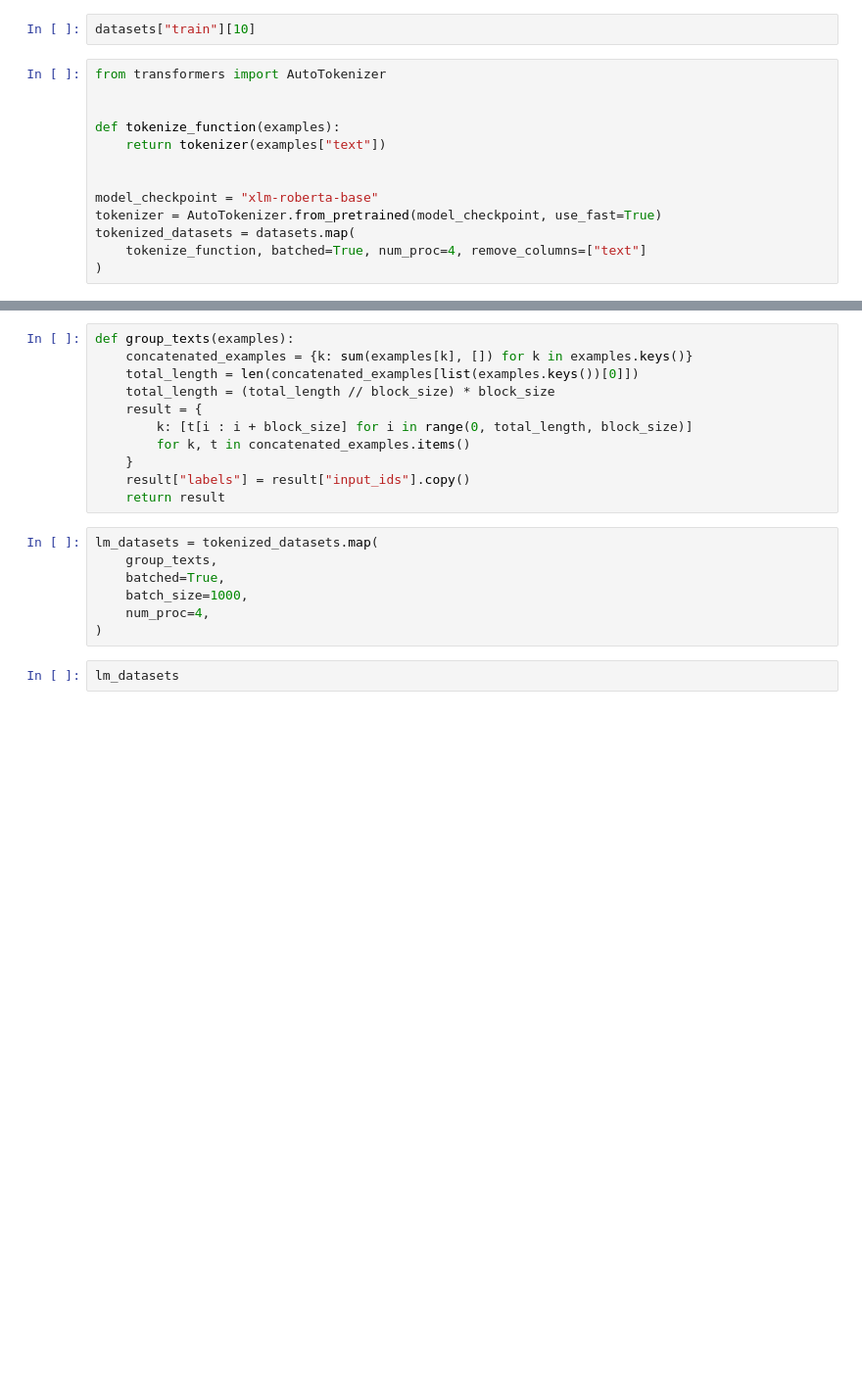
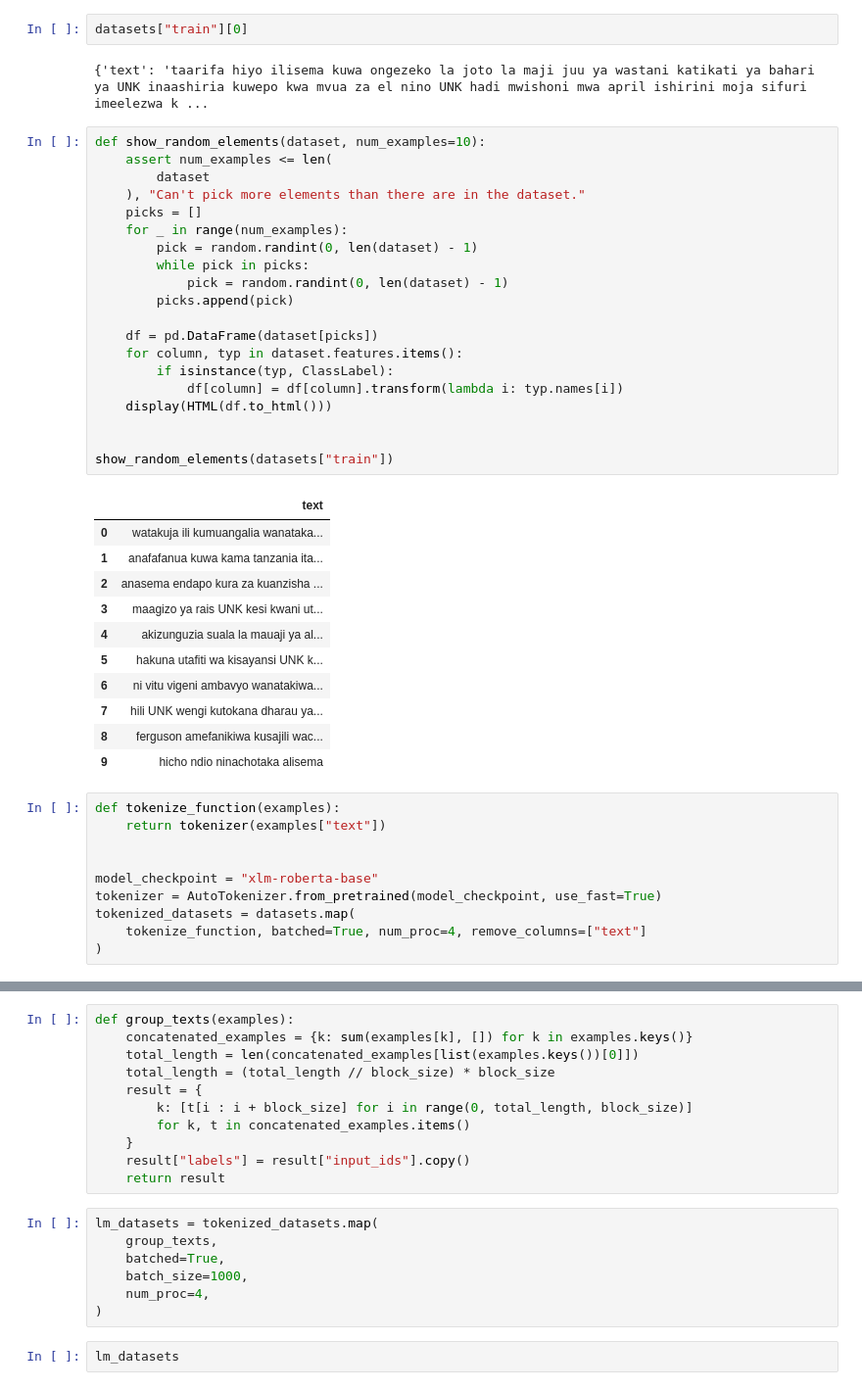
Before and after one commit to jmanwillz/LLMs-and-African-Language, a Jupyter notebook: llms-and-african-language.ipynb, the cells around one changed output, grey strips where cells are left out. Shown at 98% size. Drawn from its saved outputs; the diff is of its cells as text; blank space fills up the shorter version.

```diff
--- a/llms-and-african-language.ipynb
+++ b/llms-and-african-language.ipynb
@@ -12,9 +36,40 @@ datasets
 # %%
-datasets["train"][10]
+datasets["train"][0]
+# %% [output]
+{'text': 'taarifa hiyo ilisema kuwa ongezeko la joto la maji juu ya wastani katikati ya bahari ya UNK inaashiria kuwepo kwa mvua za el nino UNK hadi mwishoni mwa april ishirini moja sifuri imeelezwa k ...
+# %%
+def show_random_elements(dataset, num_examples=10):
+    assert num_examples <= len(
+        dataset
+    ), "Can't pick more elements than there are in the dataset."
+    picks = []
+    for _ in range(num_examples):
+        pick = random.randint(0, len(dataset) - 1)
+        while pick in picks:
+            pick = random.randint(0, len(dataset) - 1)
+        picks.append(pick)
+
+    df = pd.DataFrame(dataset[picks])
+    for column, typ in dataset.features.items():
+        if isinstance(typ, ClassLabel):
+            df[column] = df[column].transform(lambda i: typ.names[i])
+    display(HTML(df.to_html()))
+
+
+show_random_elements(datasets["train"])
+# %% [output]
+|  | text |
+| 0 | watakuja ili kumuangalia wanataka... |
+| 1 | anafafanua kuwa kama tanzania ita... |
+| 2 | anasema endapo kura za kuanzisha ... |
+| 3 | maagizo ya rais UNK kesi kwani ut... |
+| 4 | akizunguzia suala la mauaji ya al... |
+| 5 | hakuna utafiti wa kisayansi UNK k... |
+| 6 | ni vitu vigeni ambavyo wanatakiwa... |
+| 7 | hili UNK wengi kutokana dharau ya... |
+| 8 | ferguson amefanikiwa kusajili wac... |
+| 9 | hicho ndio ninachotaka alisema |
 # %%
-from transformers import AutoTokenizer
-
-
 def tokenize_function(examples):
     return tokenizer(examples["text"])
 
```
Also changed, not shown: parts of 22 cells of this notebook.
